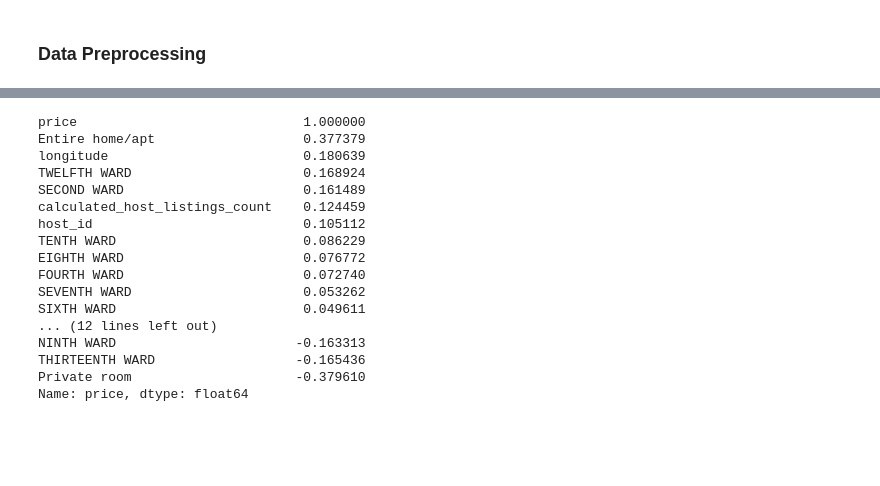
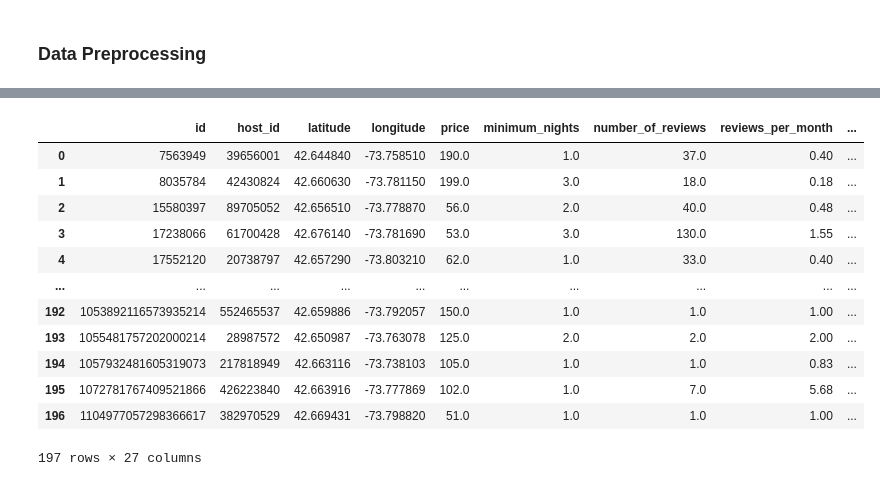
Before and after one commit to ABDULLAHHG/Airbnb-Listing, a Jupyter notebook: Airbnb 2024 EDA.ipynb, the cells around one changed output, grey strips where cells are left out. Drawn from its saved outputs; the diff is of its cells as text; code cells hidden in the pictures; blank space fills up the shorter version.

```diff
--- a/Airbnb 2024 EDA.ipynb
+++ b/Airbnb 2024 EDA.ipynb
@@ -512,11 +512,11 @@ fig.show()
 ### Data Preprocessing
 # %%
 # data_without_outliers.neighbourhood = data_without_outliers.neighbourhood.replace({k : i for i , k in enumerate(df.neighbourhood.unique())})
-data_without_outliers = data_without_outliers.join(pd.get_dummies(data_without_outliers.neighbourhood))
+data = data_without_outliers.join(pd.get_dummies(data_without_outliers.neighbourhood))
 # %%
-data_without_outliers = data_without_outliers.join(pd.get_dummies(data_without_outliers.room_type).drop("Shared room" , axis = 1))
+data = data.join(pd.get_dummies(data_without_outliers.room_type).drop("Shared room" , axis = 1))
 # %%
-data_without_outliers = data_without_outliers.drop(["name" ,
+data = data.drop(["name" ,
                                                     "host_name" ,
                                                     "price_cat" ,
                                                     "room_type",
@@ -658,20 +583,16 @@ Name: price, dtype: float64
 # %%
-data_without_outliers.corr()["price"].sort_values(ascending = False)
+data
 # %% [output]
+|  | id | host_id | latitude | longitude | price | minimum_nights | number_of_reviews | reviews_per_month | ... |
+| 0 | 7563949 | 39656001 | 42.644840 | -73.758510 | 190.0 | 1.0 | 37.0 | 0.40 | ... |
+| 1 | 8035784 | 42430824 | 42.660630 | -73.781150 | 199.0 | 3.0 | 18.0 | 0.18 | ... |
+| 2 | 15580397 | 89705052 | 42.656510 | -73.778870 | 56.0 | 2.0 | 40.0 | 0.48 | ... |
+| 3 | 17238066 | 61700428 | 42.676140 | -73.781690 | 53.0 | 3.0 | 130.0 | 1.55 | ... |
+| 4 | 17552120 | 20738797 | 42.657290 | -73.803210 | 62.0 | 1.0 | 33.0 | 0.40 | ... |
+| ... | ... | ... | ... | ... | ... | ... | ... | ... | ... |
+| 192 | 1053892116573935214 | 552465537 | 42.659886 | -73.792057 | 150.0 | 1.0 | 1.0 | 1.00 | ... |
+| 193 | 1055481757202000214 | 28987572 | 42.650987 | -73.763078 | 125.0 | 2.0 | 2.0 | 2.00 | ... |
+| 194 | 1057932481605319073 | 217818949 | 42.663116 | -73.738103 | 105.0 | 1.0 | 1.0 | 0.83 | ... |
+| 195 | 1072781767409521866 | 426223840 | 42.663916 | -73.777869 | 102.0 | 1.0 | 7.0 | 5.68 | ... |
+| 196 | 1104977057298366617 | 382970529 | 42.669431 | -73.798820 | 51.0 | 1.0 | 1.0 | 1.00 | ... |
-price                             1.000000
-Entire home/apt                   0.377379
-longitude                         0.180639
-TWELFTH WARD                      0.168924
-SECOND WARD                       0.161489
-calculated_host_listings_count    0.124459
-host_id                           0.105112
-TENTH WARD                        0.086229
-EIGHTH WARD                       0.076772
-FOURTH WARD                       0.072740
-SEVENTH WARD                      0.053262
-SIXTH WARD                        0.049611
-... (12 lines left out)
-NINTH WARD                       -0.163313
-THIRTEENTH WARD                  -0.165436
-Private room                     -0.379610
-Name: price, dtype: float64
+197 rows × 27 columns
```
Also changed, not shown: parts of 6 cells of this notebook.
